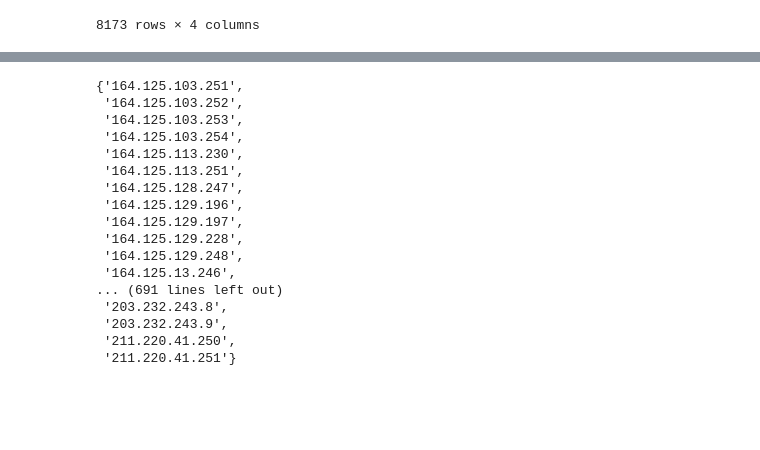
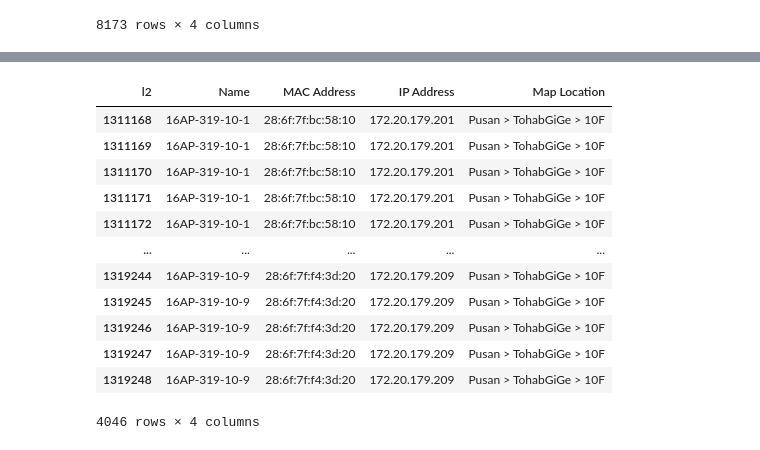
Before and after one commit to leeEunJooo/NetworkAssociation, a Jupyter notebook: view_data.ipynb, the cells around one changed output, grey strips where cells are left out. Drawn from its saved outputs; the diff is of its cells as text; code cells hidden in the pictures; blank space fills up the shorter version.

```diff
--- a/view_data.ipynb
+++ b/view_data.ipynb
@@ -137,20 +143,16 @@ collections.Counter(clients_df['Clients']['IP Address'])
-# %%
-set(clients_df['AP']['IP Address'])
-# %% [output]
-{'164.125.103.251',
- '164.125.103.252',
- '164.125.103.253',
- '164.125.103.254',
- '164.125.113.230',
- '164.125.113.251',
- '164.125.128.247',
- '164.125.129.196',
- '164.125.129.197',
- '164.125.129.228',
- '164.125.129.248',
- '164.125.13.246',
-... (691 lines left out)
- '203.232.243.8',
- '203.232.243.9',
- '211.220.41.250',
- '211.220.41.251'}
+# %%
+clients_df['AP'][clients_df['AP']['Map Location'].isin(['Pusan > TohabGiGe > 10F'])]
+# %% [output]
+| l2 | Name | MAC Address | IP Address | Map Location |
+| 1311168 | 16AP-319-10-1 | 28:6f:7f:bc:58:10 | 172.20.179.201 | Pusan > TohabGiGe > 10F |
+| 1311169 | 16AP-319-10-1 | 28:6f:7f:bc:58:10 | 172.20.179.201 | Pusan > TohabGiGe > 10F |
+| 1311170 | 16AP-319-10-1 | 28:6f:7f:bc:58:10 | 172.20.179.201 | Pusan > TohabGiGe > 10F |
+| 1311171 | 16AP-319-10-1 | 28:6f:7f:bc:58:10 | 172.20.179.201 | Pusan > TohabGiGe > 10F |
+| 1311172 | 16AP-319-10-1 | 28:6f:7f:bc:58:10 | 172.20.179.201 | Pusan > TohabGiGe > 10F |
+| ... | ... | ... | ... | ... |
+| 1319244 | 16AP-319-10-9 | 28:6f:7f:f4:3d:20 | 172.20.179.209 | Pusan > TohabGiGe > 10F |
+| 1319245 | 16AP-319-10-9 | 28:6f:7f:f4:3d:20 | 172.20.179.209 | Pusan > TohabGiGe > 10F |
+| 1319246 | 16AP-319-10-9 | 28:6f:7f:f4:3d:20 | 172.20.179.209 | Pusan > TohabGiGe > 10F |
+| 1319247 | 16AP-319-10-9 | 28:6f:7f:f4:3d:20 | 172.20.179.209 | Pusan > TohabGiGe > 10F |
+| 1319248 | 16AP-319-10-9 | 28:6f:7f:f4:3d:20 | 172.20.179.209 | Pusan > TohabGiGe > 10F |
+4046 rows × 4 columns
```
Also changed, not shown: parts of 11 cells of this notebook.
